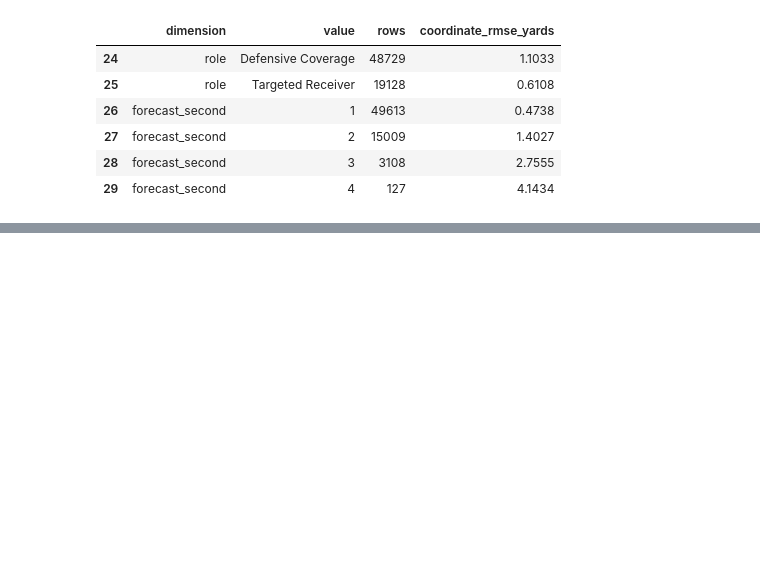
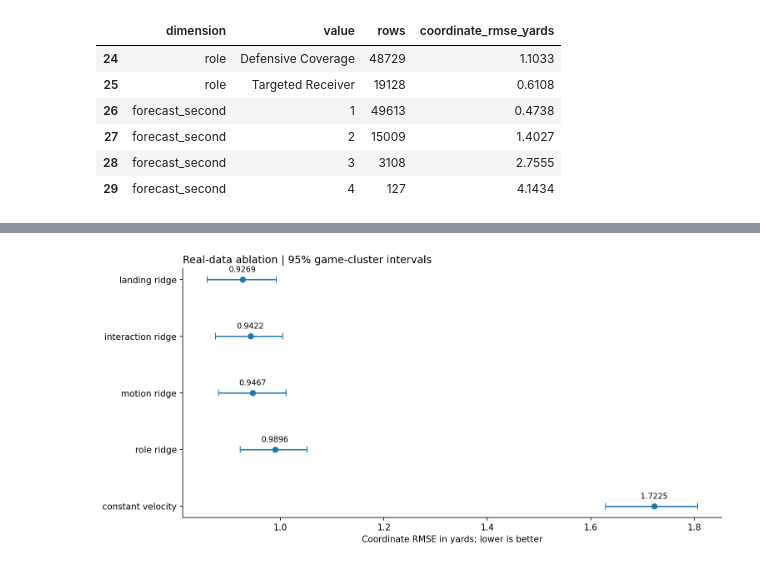
Before and after one commit to alvaromendizabal/nfl-player-trajectory, a Jupyter notebook: notebooks/02_motion_benchmarks.ipynb, the cells around one changed output, grey strips where cells are left out. Saved outputs shown, nothing was run; the diff lists cells and outputs as text; code cells hidden in the pictures; blank space fills up the shorter version.

```diff
--- a/notebooks/02_motion_benchmarks.ipynb
+++ b/notebooks/02_motion_benchmarks.ipynb
@@ -205,0 +153,17 @@ else:
+# %%
+import io
+
+import matplotlib.pyplot as plt
+
+from nfl_trajectory.research import load_evidence
+from nfl_trajectory.runtime import Run
+
+feature_summary, selection, evidence_label = load_evidence(ROOT)
+display(Markdown(f"**Feature evidence:** {evidence_label}"))
+
+
+def display_figure(figure):
+    buffer = io.BytesIO()
+    figure.savefig(buffer, format="png", dpi=150, bbox_inches="tight")
+    plt.close(figure)
+    display(Image(data=buffer.getvalue()))
@@ -205,0 +172,75 @@ else:
+# %%
+with Run(ROOT, "feature_result_analysis") as run:
+    feature_scores = pd.DataFrame(feature_summary["models"])
+    columns = [
+        "model",
+        "selected_features",
+        "coordinate_rmse_yards",
+        "ade_frame_weighted_yards",
+        "fde_trajectory_weighted_yards",
+        "p95_displacement_yards",
+        "delta_vs_role_ridge_ci95",
+    ]
+    readable = feature_scores[columns].copy()
+    readable["delta_vs_role_ridge_ci95"] = readable["delta_vs_role_ridge_ci95"].map(
+        lambda bounds: f"[{bounds[0]:.4f}, {bounds[1]:.4f}]"
+    )
+    display(
+        readable.rename(
+            columns={
+                "model": "Model",
+                "selected_features": "Features",
+                "coordinate_rmse_yards": "RMSE (yd)",
+                "ade_frame_weighted_yards": "ADE (yd)",
+                "fde_trajectory_weighted_yards": "FDE (yd)",
+                "p95_displacement_yards": "P95 (yd)",
+                "delta_vs_role_ridge_ci95": "Paired ΔRMSE 95% CI",
+            }
+        ).round(4)
+    )
+    winner = feature_scores.iloc[0]
+    reference = feature_scores.set_index("model").loc["role_ridge"]
+    improvement = 100 * (1 - winner["coordinate_rmse_yards"] / reference["coordinate_rmse_yards"])
+    paired_upper = winner["delta_vs_role_ridge_ci95"][1]
+    uncertainty = (
+        "The paired 95% interval versus role ridge is entirely below zero. "
+        if paired_upper < 0
+        else "The paired 95% interval does not establish an improvement. "
+    )
+    display(
+        Markdown(
+            f"**Decision:** retain `{winner['model']}` as the development champion. "
+            f"Its RMSE is **{improvement:.2f}% lower** than role ridge. "
+            + uncertainty
+            + "This supports improvement on these validation games, not a guarantee on the holdout."
+        )
+    )
+    positions = list(range(len(feature_scores)))
+    fig, ax = plt.subplots(figsize=(10, 4.7), layout="constrained")
+    low = feature_scores["coordinate_rmse_yards"] - feature_scores["rmse_ci95_low"]
+    high = feature_scores["rmse_ci95_high"] - feature_scores["coordinate_rmse_yards"]
+    ax.errorbar(
+        feature_scores["coordinate_rmse_yards"], positions, xerr=[low, high], fmt="o", capsize=4
+    )
+    ax.set_yticks(positions, feature_scores["model"].str.replace("_", " "))
+    for position, value in enumerate(feature_scores["coordinate_rmse_yards"]):
+        ax.annotate(
+            f"{value:.4f}",
+            (value, position),
+            xytext=(0, 9),
+            textcoords="offset points",
+            ha="center",
+            fontsize=9,
+        )
+    ax.invert_yaxis()
+    ax.set_xlabel("Coordinate RMSE in yards; lower is better")
+    ax.set_title("Real-data ablation | 95% game-cluster intervals", loc="left")
+    ax.spines[["top", "right"]].set_visible(False)
+    display_figure(fig)
+    run.event(
+        "champion_reviewed",
+        model=winner["model"],
+        rmse=float(winner["coordinate_rmse_yards"]),
+        holdout_evaluation="not_run",
+    )
+# %% [output]
@@ -205,0 +257 @@ else:
+[figure, added]
```
Also changed, not shown: parts of 14 cells of this notebook, 16 other files.
